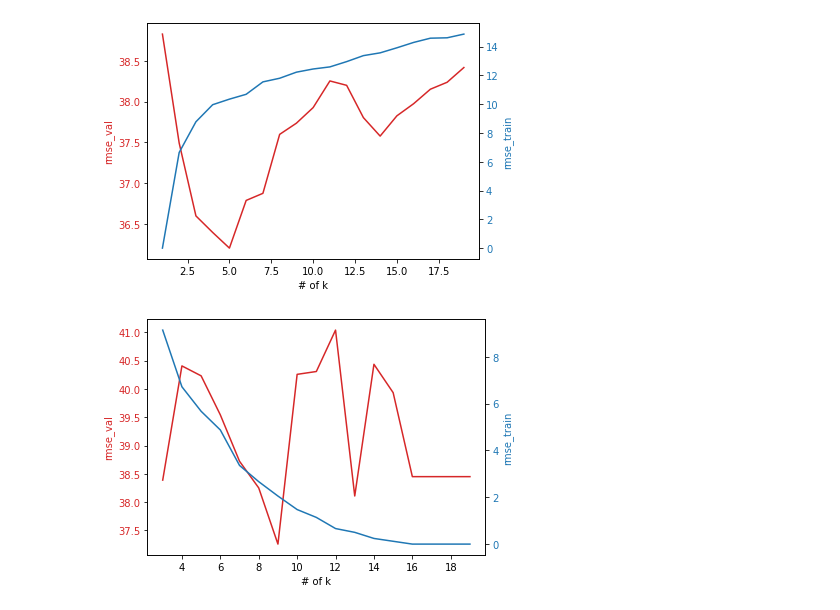
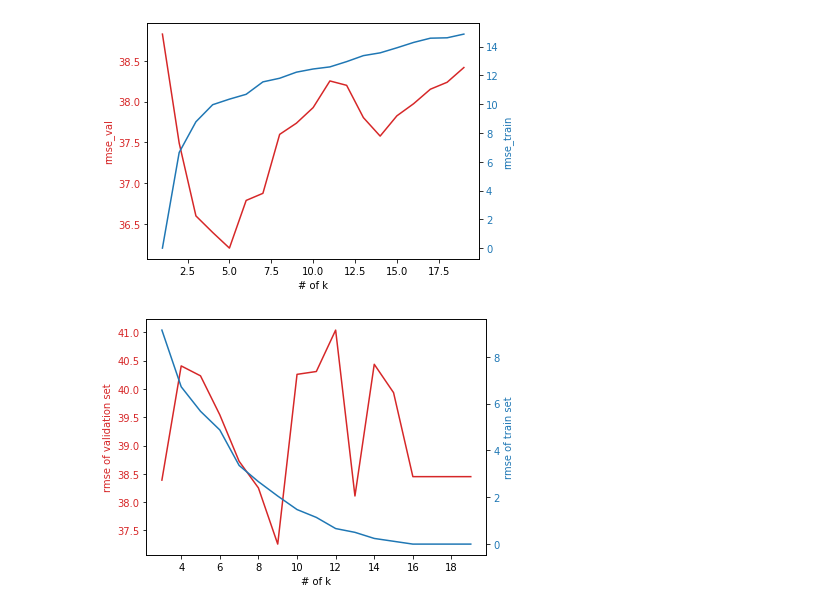
Before and after one commit to JumjieYang/COVID19-ML, a Jupyter notebook: predict.ipynb, the cells around one changed output. Cells and saved outputs as stored; diff of their text form; code cells hidden in the pictures.

```diff
--- a/predict.ipynb
+++ b/predict.ipynb
@@ -124,30 +129,30 @@ plt.show()
 # %%
 score_list = []
 score_list_train = []
 train = df.loc[df['date'] < '2020-08-10']
 val = df.loc[df['date'] >= '2020-08-10']
 for k in range(3,20):
     dtr = DTR(max_depth=k,random_state=10)
     dtr.fit(train.iloc[:,2:-1],train.iloc[:,-1])
     y_pred = dtr.predict(val.iloc[:,2:-1])
     y_train = dtr.predict(train.iloc[:,2:-1])
     score_list.append(sqrt(metrics.mean_squared_error(val.iloc[:,-1],y_pred)))
     score_list_train.append(sqrt(metrics.mean_squared_error(train.iloc[:,-1],y_train)))
 fig, ax1 = plt.subplots()
 color = 'tab:red'
 ax1.set_xlabel('# of k')
-ax1.set_ylabel('rmse_val', color=color)
+ax1.set_ylabel('rmse of validation set', color=color)
 ax1.plot(range(3,20),score_list, color=color)
 ax1.tick_params(axis='y', labelcolor=color)
 
-ax2 = ax1.twinx()  # instantiate a second axes that shares the same x-axis
+ax2 = ax1.twinx()
 
 color = 'tab:blue'
-ax2.set_ylabel('rmse_train', color=color)  # we already handled the x-label with ax1
+ax2.set_ylabel('rmse of train set', color=color)
 ax2.plot(range(3,20),score_list_train, color=color)
 ax2.tick_params(axis='y', labelcolor=color)
 
-fig.tight_layout()  # otherwise the right y-label is slightly clipped
+fig.tight_layout()
 plt.show()
 # %% [output]
-[figure, old version]
+[figure, new version]
```
Also changed, not shown: parts of 10 cells of this notebook.
